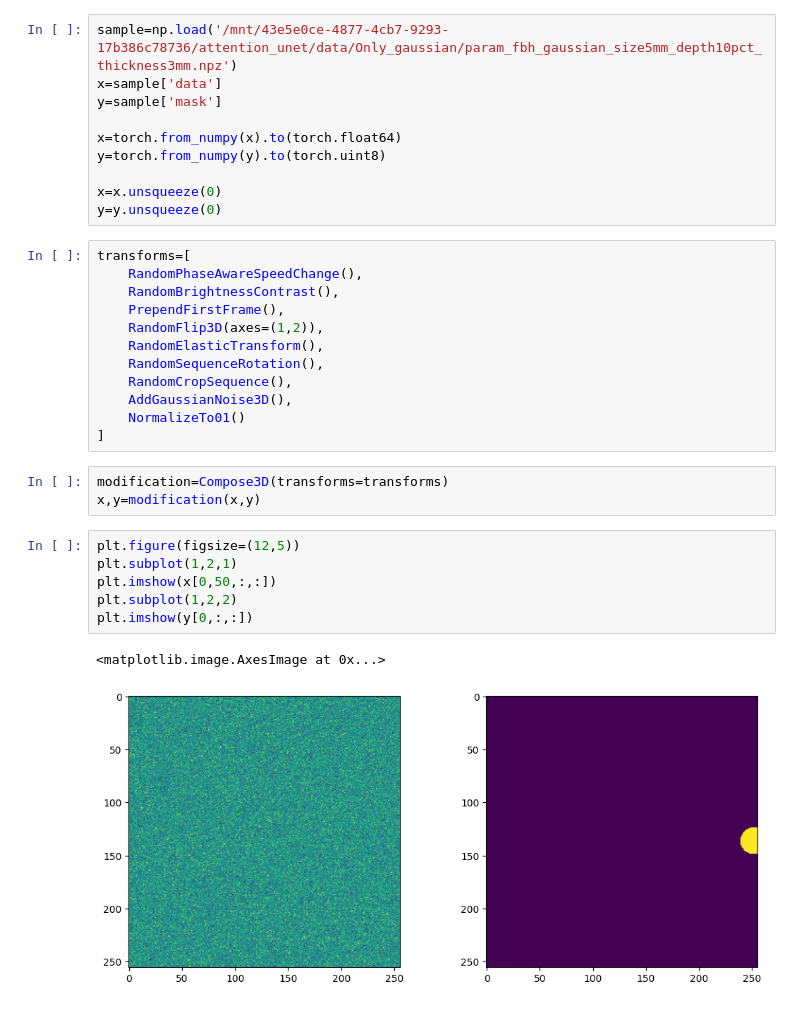
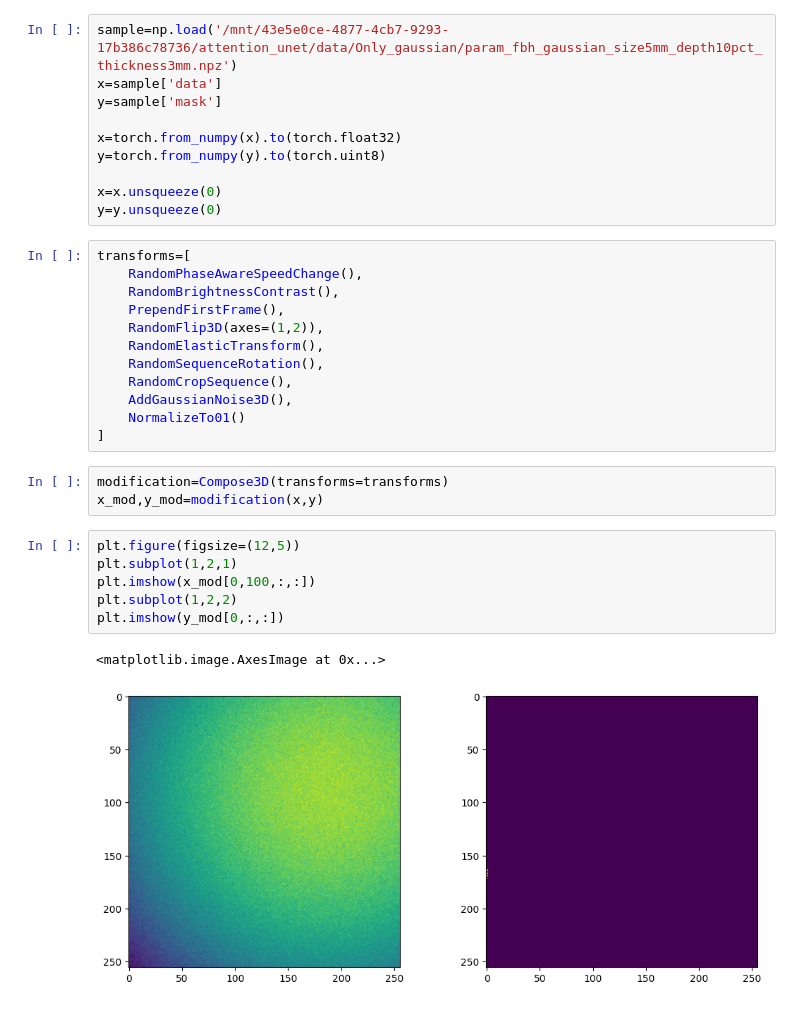
Before and after one commit to konrad-jaworski/attention_unet, a Jupyter notebook: Model_investigation.ipynb, the cells around one changed output. Cells and saved outputs as stored; diff of their text form.

```diff
--- a/Model_investigation.ipynb
+++ b/Model_investigation.ipynb
@@ -13,7 +12,7 @@ sample=np.load('/mnt/43e5e0ce-4877-4cb7-9293-17b386c78736/attention_unet/data/On
 x=sample['data']
 y=sample['mask']
 
-x=torch.from_numpy(x).to(torch.float64)
+x=torch.from_numpy(x).to(torch.float32)
 y=torch.from_numpy(y).to(torch.uint8)
 
 x=x.unsqueeze(0)
@@ -32,14 +31,14 @@ transforms=[
 ]
 # %%
 modification=Compose3D(transforms=transforms)
-x,y=modification(x,y)
+x_mod,y_mod=modification(x,y)
 # %%
 plt.figure(figsize=(12,5))
 plt.subplot(1,2,1)
-plt.imshow(x[0,50,:,:])
+plt.imshow(x_mod[0,100,:,:])
 plt.subplot(1,2,2)
-plt.imshow(y[0,:,:])
+plt.imshow(y_mod[0,:,:])
 # %% [output]
 <matplotlib.image.AxesImage at 0x...>
-[figure, old version]
+[figure, new version]
 # %%
```
Also changed, not shown: parts of 23 cells of this notebook, 10 other files.
